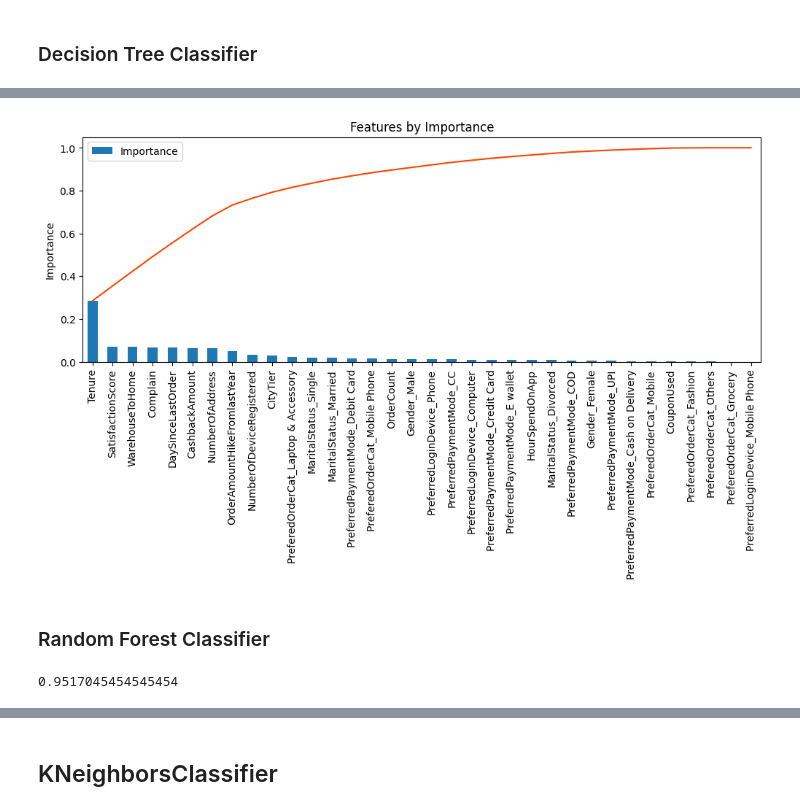
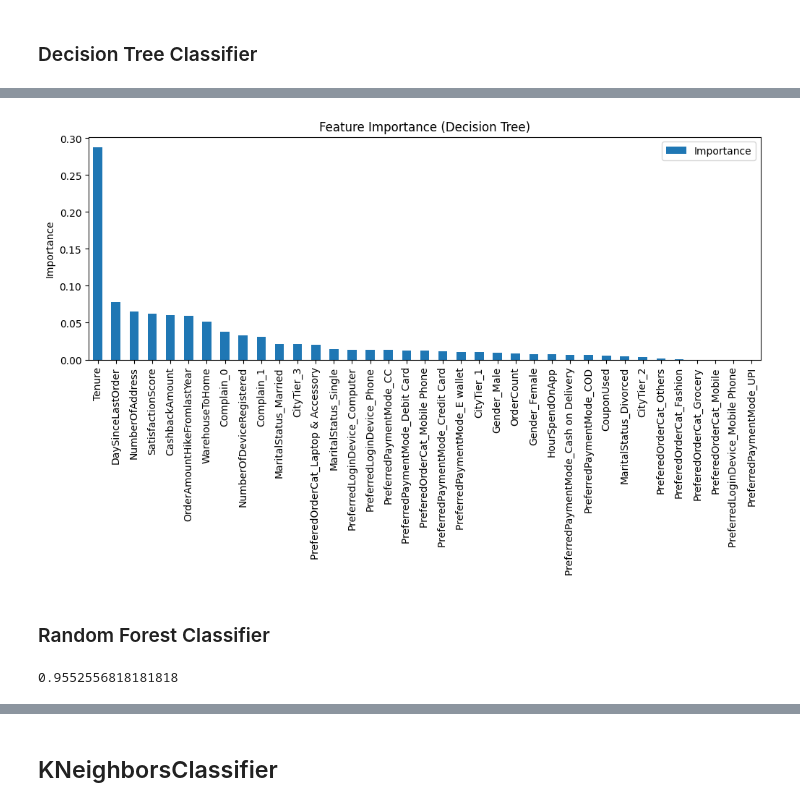
Before and after one commit to straylight77/data-sci-learning, a Jupyter notebook: dat203/final.ipynb, the cells around one changed output, grey strips where cells are left out. Drawn from its saved outputs; the diff is of its cells as text; code cells hidden in the pictures.

```diff
--- a/dat203/final.ipynb
+++ b/dat203/final.ipynb
@@ -190,4 +188,4 @@ plt.show()
 # %%
 #df['Churn'] = df['Churn'].astype('object')
-#df['CityTier'] = df['CityTier'].astype('object')
-#df['Complain'] = df['Complain'].astype('object')
+df['CityTier'] = df['CityTier'].astype('object')
+df['Complain'] = df['Complain'].astype('object')
@@ -536,5 +569,6 @@ summary = { }
 # %%
-model_lr = LogisticRegression(max_iter=1000)
+model_lr = LogisticRegression()
+#model_lr = LogisticRegression(max_iter=1000)
 #model_lr = LogisticRegression(solver="sag", max_iter=1000)
 model_lr.fit(X_train, y_train)
 model_lr.score(X_test, y_test)
@@ -620,18 +654,18 @@ weighted avg       0.95      0.95      0.95      1408
 # %%
 imp_df = pd.DataFrame(
     model_dt.feature_importances_,
     index = X_train.columns,
     columns = ["Importance"]
 )
 imp_df.sort_values(by='Importance', ascending=False, inplace=True)
 imp_df.plot(kind='bar', figsize=(12, 4))
-imp_df["Importance"].cumsum().plot(c="orangered", label="Cumulative Importance")
+#imp_df["Importance"].cumsum().plot(c="orangered", label="Cumulative Importance")
 plt.xticks(rotation="vertical")
 plt.ylabel("Importance")
-plt.title("Features by Importance")
+plt.title("Feature Importance (Decision Tree)")
 plt.show()
 # %% [output]
-[figure, old version]
+[figure, new version]
 # %% [markdown]
 ### Random Forest Classifier
 # %%
@@ -640,7 +674,7 @@ model_rf = RandomForestClassifier(random_state=0)
 model_rf.fit(X_train, y_train)
 model_rf.score(X_test, y_test)
 # %% [output]
-0.9517045454545454
+0.9552556818181818
 # %%
 summary["forest"] = print_model_summary(model_rf, X_test, y_test, "Random Forest")
 # %% [output]
```
Also changed, not shown: parts of 35 cells of this notebook.
